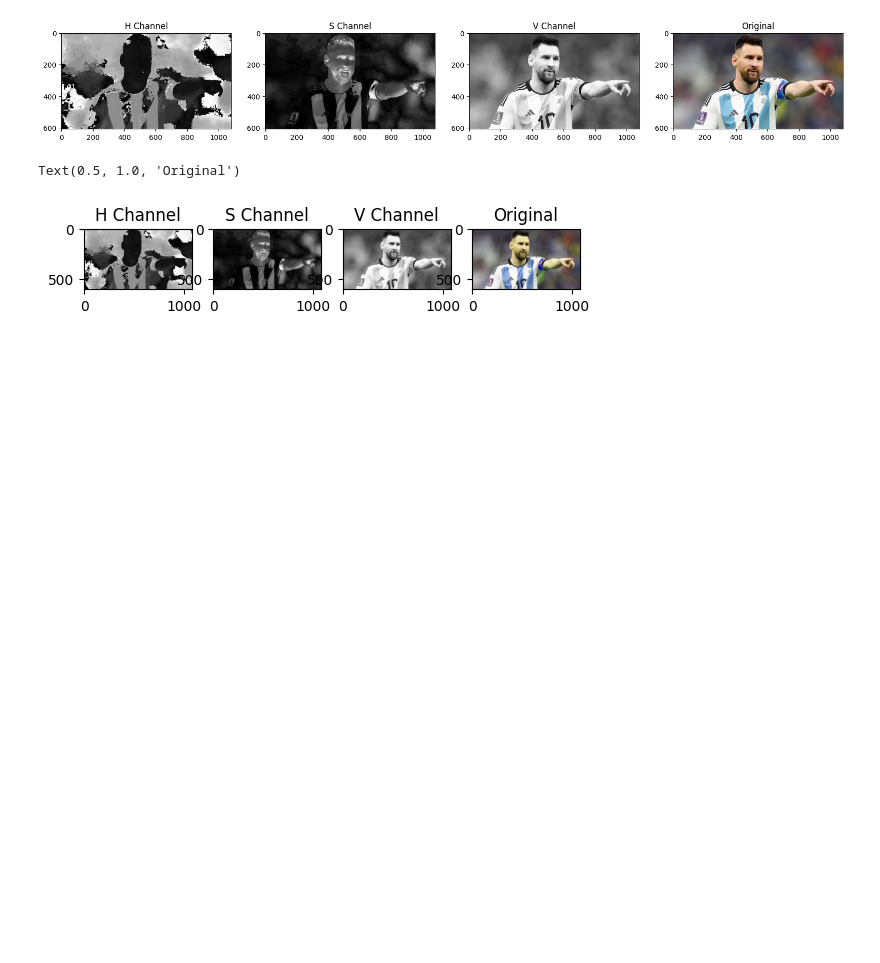
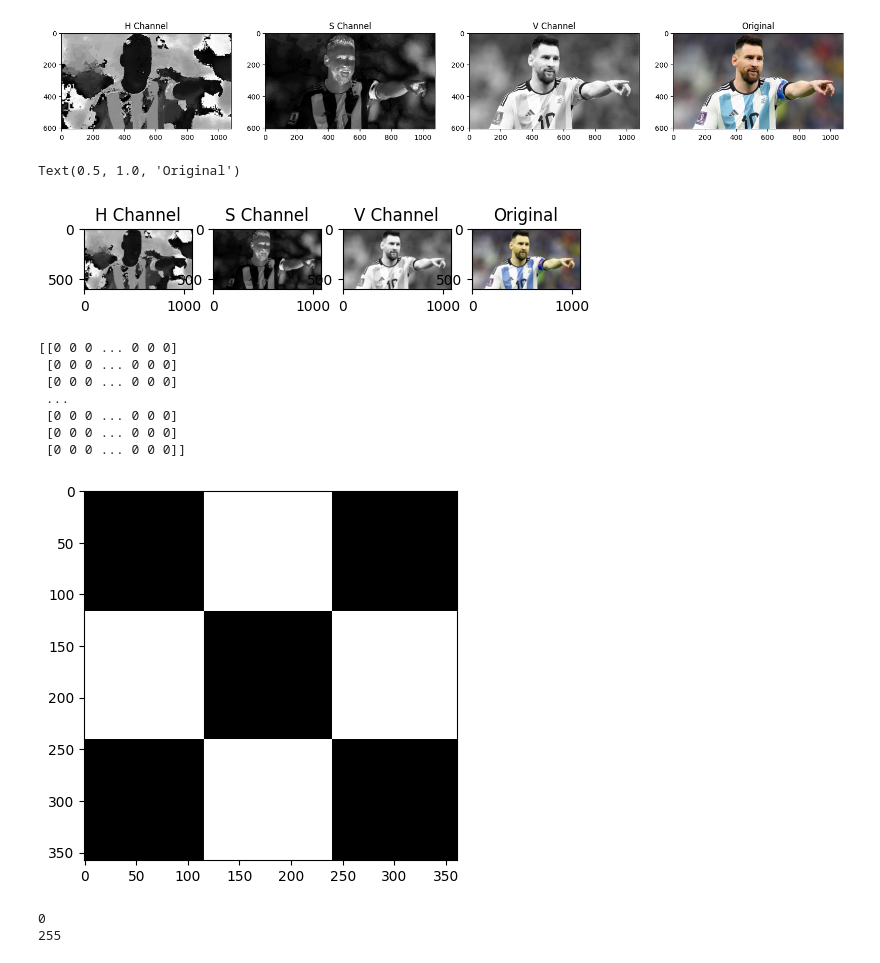
Before and after one commit to akshayerk12/opencv_practice, a Jupyter notebook: Opencv_practice.ipynb, the cells around one changed output. Saved outputs shown, nothing was run; the diff lists cells and outputs as text; code cells hidden in the pictures; blank space fills up the shorter version.

```diff
--- a/Opencv_practice.ipynb
+++ b/Opencv_practice.ipynb
@@ -119,3 +119,27 @@ Text(0.5, 1.0, 'Original')
 [figure]
 # %%
 # cv2.imwrite('b_messi.png', imagename)
+# %%
+# Read image as gray scale.
+cb_img = cv2.imread("images/checker.png", 0)
+
+# Set color map to gray scale for proper rendering.
+plt.imshow(cb_img, cmap="gray")
+print(cb_img)
+# %% [output]
+[[0 0 0 ... 0 0 0]
+ [0 0 0 ... 0 0 0]
+ [0 0 0 ... 0 0 0]
+ ...
+ [0 0 0 ... 0 0 0]
+ [0 0 0 ... 0 0 0]
+ [0 0 0 ... 0 0 0]]
+[figure, added]
+# %%
+# print the first pixel of the first black box
+print(cb_img[0, 0])
+# print the first white pixel to the right of the first black box
+print(cb_img[0, 180])
+# %% [output]
+0
+255
```
Also changed, not shown: parts of 4 cells of this notebook, 1 other file.
